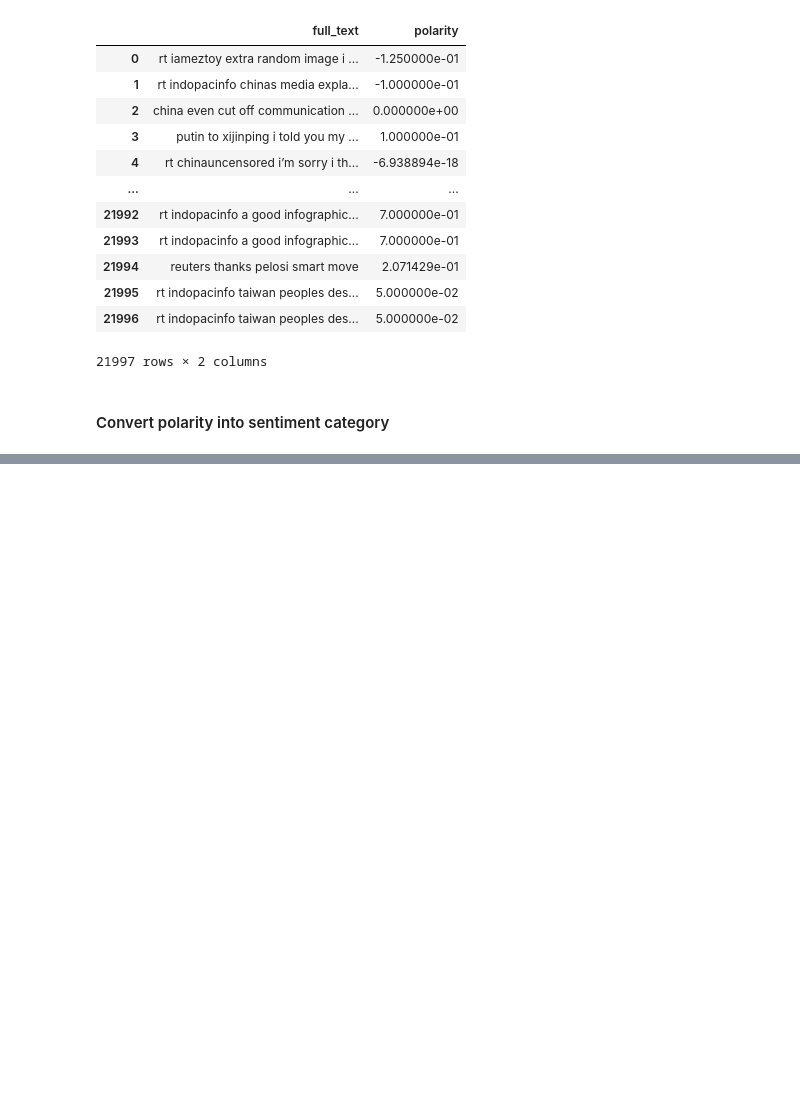
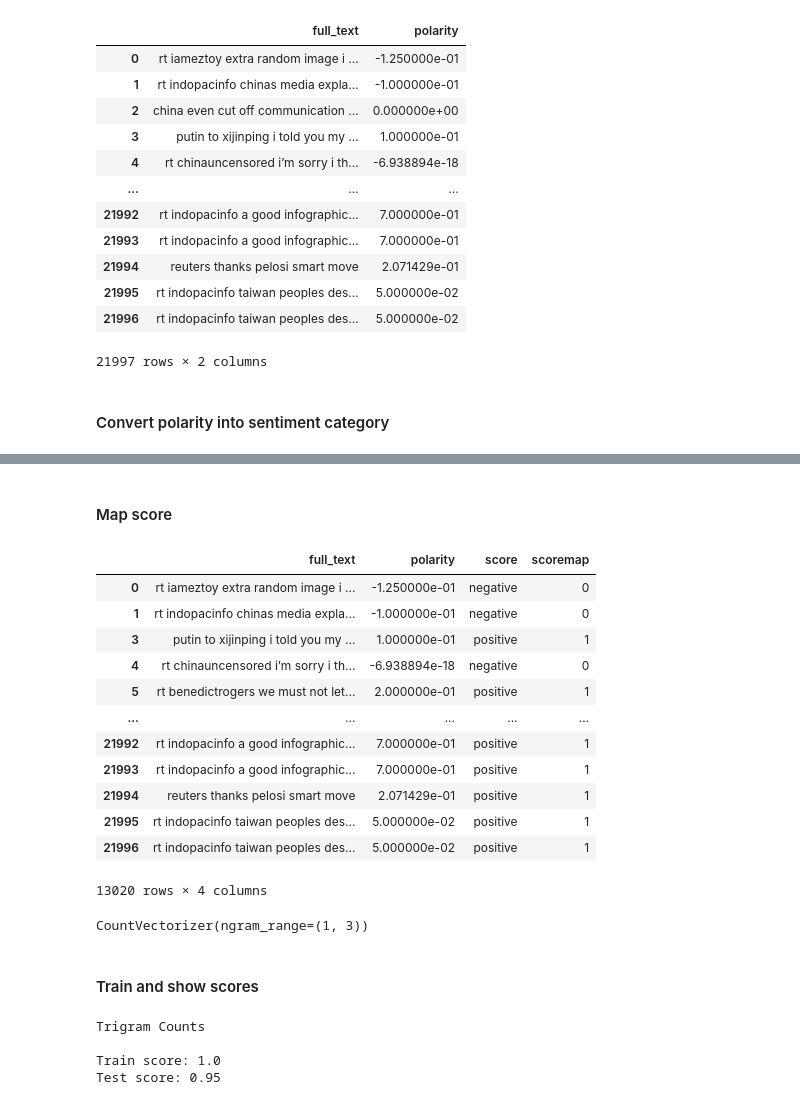
Before and after one commit to natyrix/Twitter-Data-Analysis, a Jupyter notebook: notebooks/Topic Modeling and Sentiment Analysis.ipynb, the cells around one changed output, grey strips where cells are left out. Cells and saved outputs as stored; diff of their text form; code cells hidden in the pictures; blank space fills up the shorter version.

```diff
--- a/notebooks/Topic Modeling and Sentiment Analysis.ipynb
+++ b/notebooks/Topic Modeling and Sentiment Analysis.ipynb
@@ -174,4 +174,6 @@ def convert(val):
     elif val == 0:
         return "neutral"
     else:
-        return "posetive"
+        return "positive"
+cleanTweet["score"] = cleanTweet["polarity"].apply(convert)
+cleanTweet
@@ -177,0 +206,3 @@ def convert(val):
+# %%
+cleanTweet = cleanTweet[cleanTweet['score'] != 'neutral']
+cleanTweet
@@ -177,0 +223,30 @@ def convert(val):
+# %% [markdown]
+#### Map score
+# %%
+def mapscore(score):
+    if score != "positive":
+        return 0
+    else:
+        return 1
+cleanTweet['scoremap'] = cleanTweet["score"].map(mapscore)
+cleanTweet
+# %% [output]
+|  | full_text | polarity | score | scoremap |
+| 0 | rt iameztoy extra random image i ... | -1.250000e-01 | negative | 0 |
+| 1 | rt indopacinfo chinas media expla... | -1.000000e-01 | negative | 0 |
+| 3 | putin to xijinping i told you my ... | 1.000000e-01 | positive | 1 |
+| 4 | rt chinauncensored i’m sorry i th... | -6.938894e-18 | negative | 0 |
+| 5 | rt benedictrogers we must not let... | 2.000000e-01 | positive | 1 |
+| ... | ... | ... | ... | ... |
+| 21992 | rt indopacinfo a good infographic... | 7.000000e-01 | positive | 1 |
+| 21993 | rt indopacinfo a good infographic... | 7.000000e-01 | positive | 1 |
+| 21994 | reuters thanks pelosi smart move | 2.071429e-01 | positive | 1 |
+| 21995 | rt indopacinfo taiwan peoples des... | 5.000000e-02 | positive | 1 |
+| 21996 | rt indopacinfo taiwan peoples des... | 5.000000e-02 | positive | 1 |
+13020 rows × 4 columns
+# %%
+(X, y) = cleanTweet['full_text'], cleanTweet['scoremap']
+trigram_vectorizer = CountVectorizer(ngram_range=(1, 3))
+trigram_vectorizer.fit(X.values)
+# %% [output]
+CountVectorizer(ngram_range=(1, 3))
@@ -177,0 +255,2 @@ def convert(val):
+# %% [markdown]
+#### Train and show scores
@@ -177,0 +268,7 @@ def convert(val):
+# %%
+train_and_show_scores(X_trigram_vectorizer, y.values, 'Trigram Counts')
+# %% [output]
+Trigram Counts
+
+Train score: 1.0
+Test score: 0.95
```
Also changed, not shown: parts of 7 cells of this notebook.
